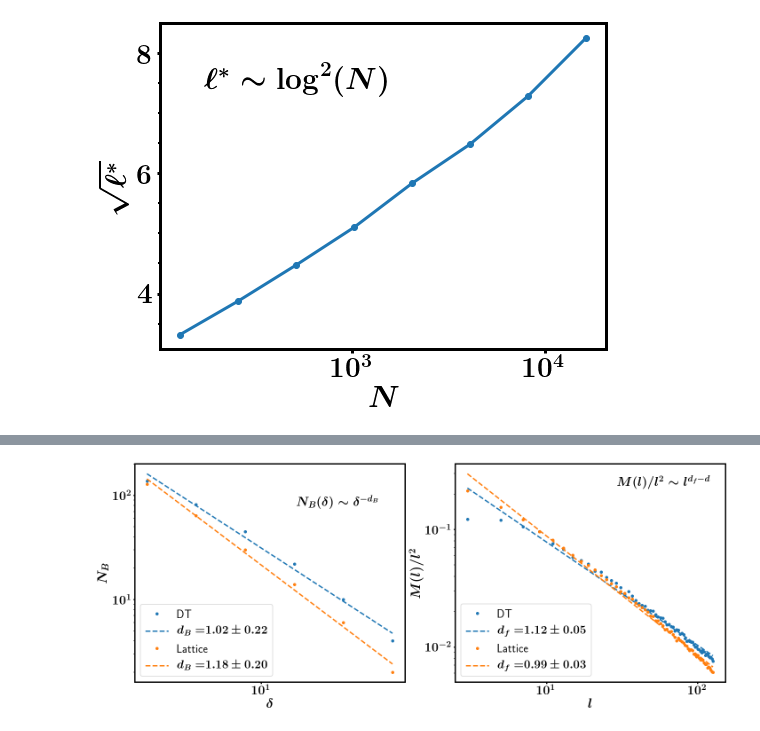
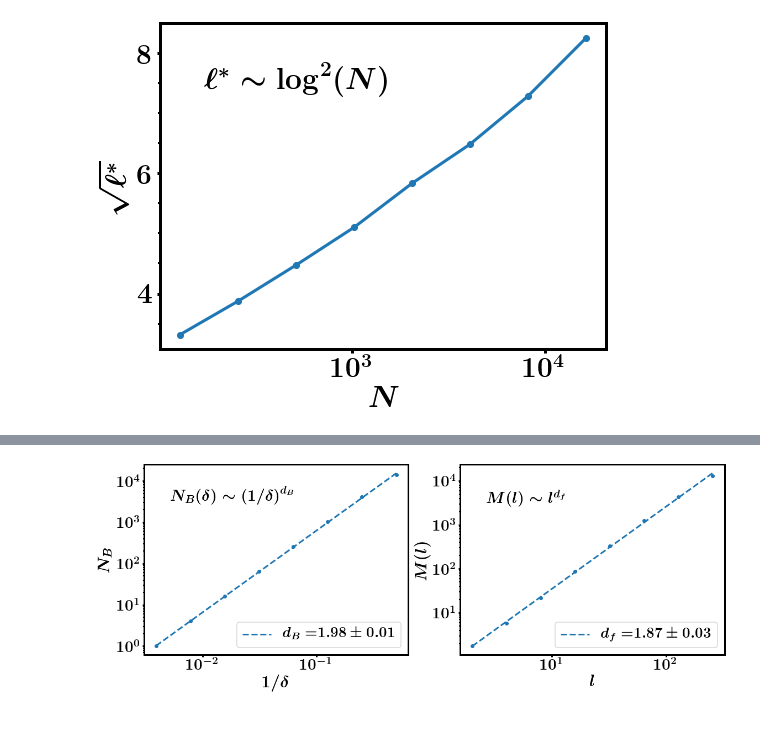
Before and after one commit to nahuelalmeira/dismantlingScaling, a Jupyter notebook: python/Figs_spatial.ipynb, the cells around one changed output, grey strips where cells are left out. Cells and saved outputs as stored; diff of their text form; code cells hidden in the pictures.

```diff
--- a/python/Figs_spatial.ipynb
+++ b/python/Figs_spatial.ipynb
@@ -601 +406,21 @@ connected = True
+# %%
+networks = ['DT']#, 'Lattice']
+attack = 'BtwU_cutoff2'
+L = 256
+N = L*L
+size = {
+    #'DT': 65536,
+    #'DT': 16384,
+    'DT': N,
+    #'Lattice': 128
+    'Lattice': L
+}
+param = 'param'
+
+seeds = {
+    'DT': 0,
+    'Lattice': 0
+}
+
+connected = False
 # %%
@@ -666,50 +463,60 @@ for i, network in enumerate(networks):
 # %%
 ncols = 2
 nrows = 1
-fig, axes = plt.subplots(figsize=(10*ncols,8*nrows), ncols=ncols, nrows=nrows)
+fig, axes = plt.subplots(figsize=(8*ncols,6*nrows), ncols=ncols, nrows=nrows)
 ax = axes[0]
 ax.set_xscale('log')
 ax.set_yscale('log')
-ax.set_xlabel(r'$\delta$')
+ax.set_xlabel(r'$1/\delta$')
 ax.set_ylabel(r'$N_B$')
-ax.text(0.6, 0.8, r'$N_B(\delta) \sim \delta^{-d_B}$', transform=ax.transAxes, fontsize=28)
+#ax.text(0.1, 0.8, r'$N_B(\delta) \sim \delta^{-d_B}$', transform=ax.transAxes, fontsize=28)
+ax.text(
+    0.1, 0.8, r'$N_B(\delta) \sim \left(1/\delta\right)^{d_B}$',
+    transform=ax.transAxes, fontsize=28
+)
 for i, network in enumerate(networks):
 
     box_count_values, l_values = box_count_dict[network]
-    l_values = l_values[:-1]
-    box_count_values = box_count_values[:-1]
-    Y_pred, slope, y_err = getLinearReg(l_values, box_count_values)
+    X = 1/np.array(l_values)
+    box_count_values = box_count_values
+    Y_pred, slope, y_err = getLinearReg(X, box_count_values)
 
-    ax.plot(l_values, box_count_values, 'o', color=colors[i], label=network)
-    label = r'$d_B = $' + r'${{{:.2f}}}\pm{{{:.2f}}}$'.format(-slope, y_err)
-    ax.plot(l_values, Y_pred, '--', color=colors[i], label=label)
+    ax.plot(X, box_count_values, 'o', color=colors[i])#, label=network)
+    label = r'$d_B = $' + r'${{{:.2f}}}\pm{{{:.2f}}}$'.format(slope, y_err)
+    ax.plot(X, Y_pred, '--', color=colors[i], label=label)
 
-ax.legend(loc='lower left')
+ax.legend(loc='lower right')
 
 
 ax = axes[1]
 ax.set_xscale('log')
 ax.set_yscale('log')
 ax.set_xlabel(r'$l$')
-ax.set_ylabel(r'$M(l) / l^2$')
-ax.text(0.6, 0.9, r'$M(l) / l^2 \sim l^{d_f-d}$', transform=ax.transAxes, fontsize=28)
+#ax.set_ylabel(r'$M(l) / l^2$')
+ax.set_ylabel(r'$M(l)$')
+#ax.text(0.6, 0.9, r'$M(l) / l^2 \sim l^{d_f-d}$', transform=ax.transAxes, fontsize=28)
+ax.text(0.1, 0.8, r'$M(l) \sim l^{d_f}$', transform=ax.transAxes, fontsize=28)
 for i, network in enumerate(networks):
 
     rho_values, l_values = rho_values_dict[network]
-    min_value = 0
-    Y_pred, slope, y_err = getLinearReg(l_values[min_value:], rho_values[min_value:])
+    X = l_values
+    Y = [rho*l**2 for (rho, l) in zip(rho_values, l_values)]
+    Y_pred, slope, y_err = getLinearReg(X, Y)
 
-    ax.plot(l_values, rho_values, 'o', color=colors[i], label=network)
-    label = r'$d_f = $' + r'${{{:.2f}}}\pm{{{:.2f}}}$'.format(2+slope, y_err)
-    ax.plot(l_values[min_value:], Y_pred, '--', color=colors[i], label=label)
+    ax.plot(X, Y, 'o', color=colors[i])#, label=network)
+    label = r'$d_f = $' + r'${{{:.2f}}}\pm{{{:.2f}}}$'.format(slope, y_err)
+    ax.plot(X, Y_pred, '--', color=colors[i], label=label)
 
-ax.legend(loc='lower left')
+ax.legend(loc='lower right')
 
 plt.tight_layout()
-fig_name = os.path.join(fig_dir, 'df_L{}'.format(L))
+if connected:
+    fig_name = os.path.join(fig_dir, 'df_L{}_{}_conn'.format(L, attack))
+else:
+    fig_name = os.path.join(fig_dir, 'df_L{}_{}'.format(L, attack))
 plt.savefig(fig_name + '.png')
 plt.savefig(fig_name + '.pdf')
 
 plt.show()
 # %% [output]
-[figure, old version]
+[figure, new version]
```
Also changed, not shown: parts of 7 cells of this notebook, 1 other file.
